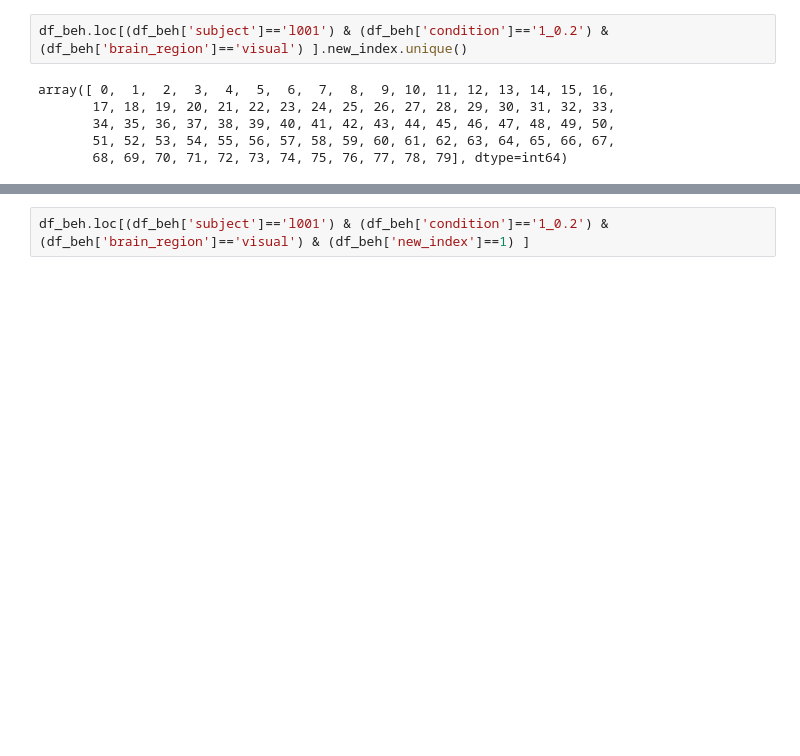
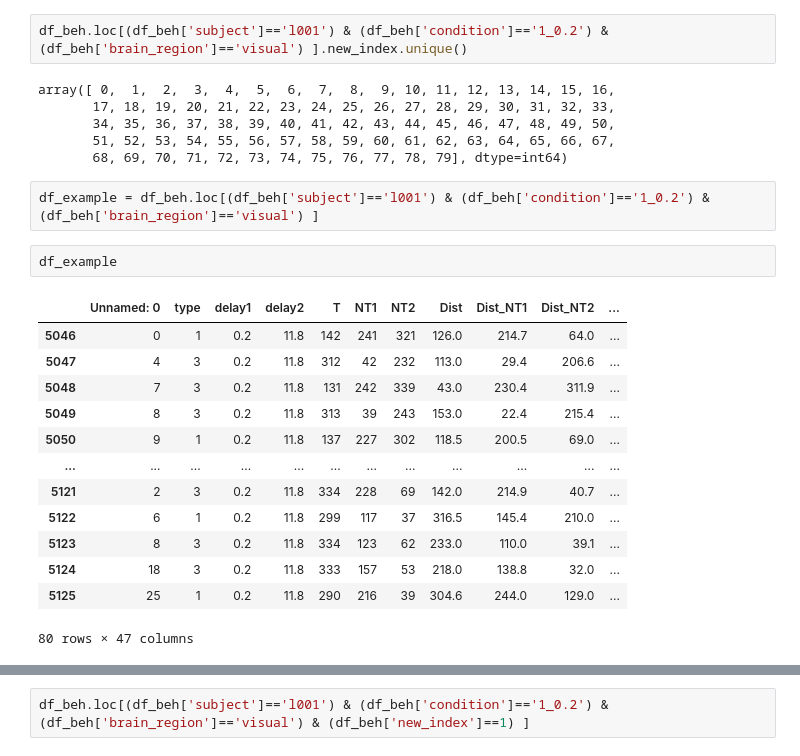
Before and after one commit to davidbestue/encoding, a Jupyter notebook: scripts/plots/IEM/Angle_decoding_correlations.ipynb, the cells around one changed output, grey strips where cells are left out. Drawn from its saved outputs; the diff is of its cells as text; blank space fills up the shorter version.

```diff
--- a/scripts/plots/IEM/Angle_decoding_correlations.ipynb
+++ b/scripts/plots/IEM/Angle_decoding_correlations.ipynb
@@ -59,3 +59,21 @@ array([ 0,  1,  2,  3,  4,  5,  6,  7,  8,  9, 10, 11, 12, 13, 14, 15, 16,
        34, 35, 36, 37, 38, 39, 40, 41, 42, 43, 44, 45, 46, 47, 48, 49, 50,
        51, 52, 53, 54, 55, 56, 57, 58, 59, 60, 61, 62, 63, 64, 65, 66, 67,
        68, 69, 70, 71, 72, 73, 74, 75, 76, 77, 78, 79], dtype=int64)
+# %%
+df_example = df_beh.loc[(df_beh['subject']=='l001') & (df_beh['condition']=='1_0.2') & (df_beh['brain_region']=='visual') ]
+# %%
+df_example
+# %% [output]
+|  | Unnamed: 0 | type | delay1 | delay2 | T | NT1 | NT2 | Dist | Dist_NT1 | Dist_NT2 | ... |
+| 5046 | 0 | 1 | 0.2 | 11.8 | 142 | 241 | 321 | 126.0 | 214.7 | 64.0 | ... |
+| 5047 | 4 | 3 | 0.2 | 11.8 | 312 | 42 | 232 | 113.0 | 29.4 | 206.6 | ... |
+| 5048 | 7 | 3 | 0.2 | 11.8 | 131 | 242 | 339 | 43.0 | 230.4 | 311.9 | ... |
+| 5049 | 8 | 3 | 0.2 | 11.8 | 313 | 39 | 243 | 153.0 | 22.4 | 215.4 | ... |
+| 5050 | 9 | 1 | 0.2 | 11.8 | 137 | 227 | 302 | 118.5 | 200.5 | 69.0 | ... |
+| ... | ... | ... | ... | ... | ... | ... | ... | ... | ... | ... | ... |
+| 5121 | 2 | 3 | 0.2 | 11.8 | 334 | 228 | 69 | 142.0 | 214.9 | 40.7 | ... |
+| 5122 | 6 | 1 | 0.2 | 11.8 | 299 | 117 | 37 | 316.5 | 145.4 | 210.0 | ... |
+| 5123 | 8 | 3 | 0.2 | 11.8 | 334 | 123 | 62 | 233.0 | 110.0 | 39.1 | ... |
+| 5124 | 18 | 3 | 0.2 | 11.8 | 333 | 157 | 53 | 218.0 | 138.8 | 32.0 | ... |
+| 5125 | 25 | 1 | 0.2 | 11.8 | 290 | 216 | 39 | 304.6 | 244.0 | 129.0 | ... |
+80 rows × 47 columns
```
Also changed, not shown: parts of 15 cells of this notebook.
